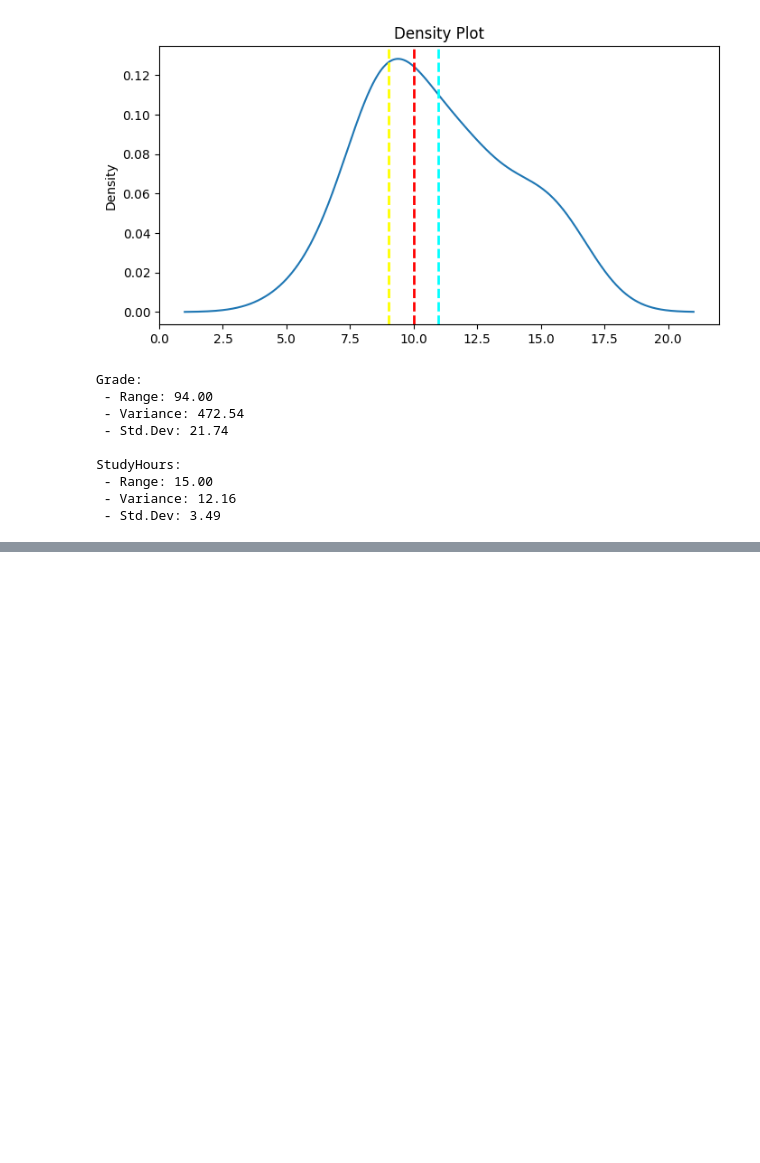
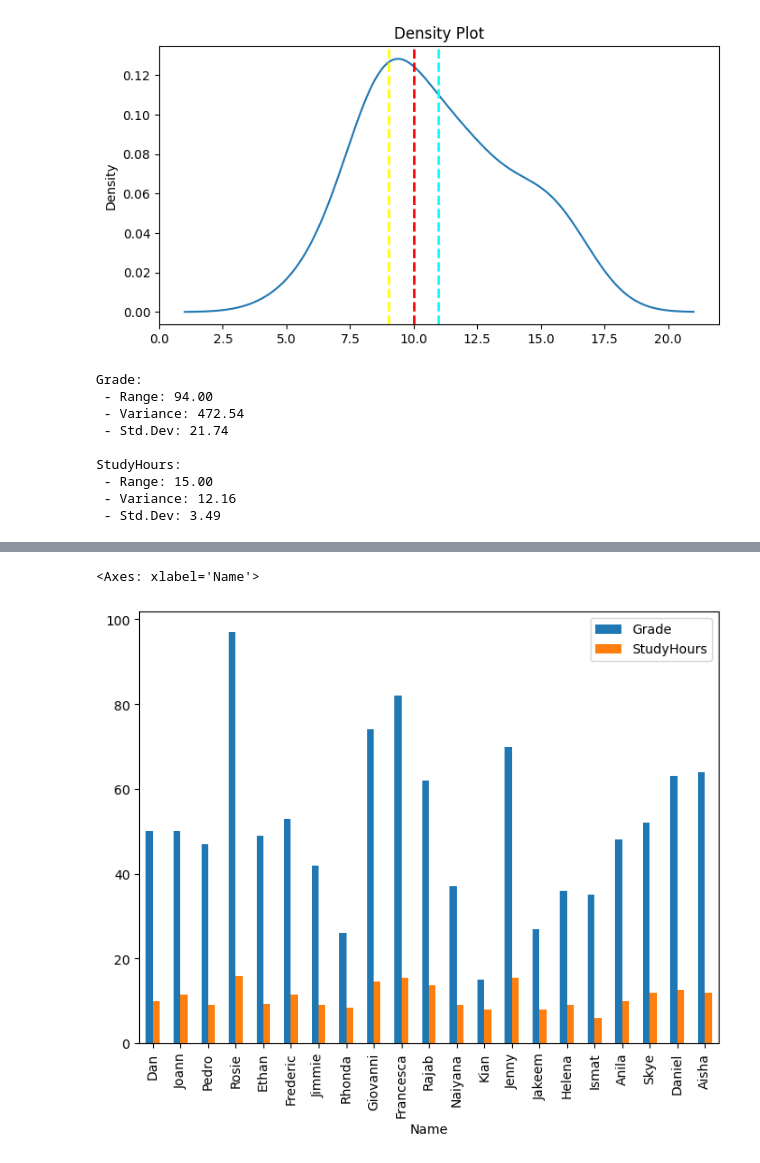
Before and after one commit to md05-portfolio/Microsoft_ML_Challenge, a Jupyter notebook: Explore_RWD_with_Python.ipynb, the cells around one changed output, grey strips where cells are left out. Drawn from its saved outputs; the diff is of its cells as text; code cells hidden in the pictures; blank space fills up the shorter version.

```diff
--- a/Explore_RWD_with_Python.ipynb
+++ b/Explore_RWD_with_Python.ipynb
@@ -235,0 +315,9 @@ StudyHours:
+# %%
+'''
+It is apparent from box plot that students who put in more study hours passed verus those who put less hours.
+Lets compare Grades and StudyHours
+'''
+sample_df.plot(x='Name', y=['Grade','StudyHours'], kind='bar', figsize=(8,6))
+# %% [output]
+<Axes: xlabel='Name'>
+[figure, added]
```
Also changed, not shown: parts of 11 cells of this notebook.
